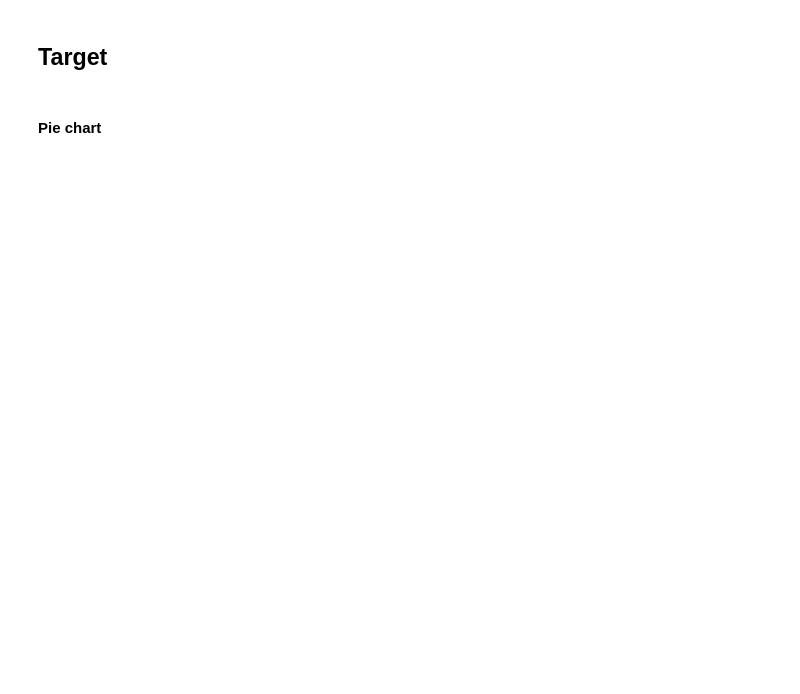
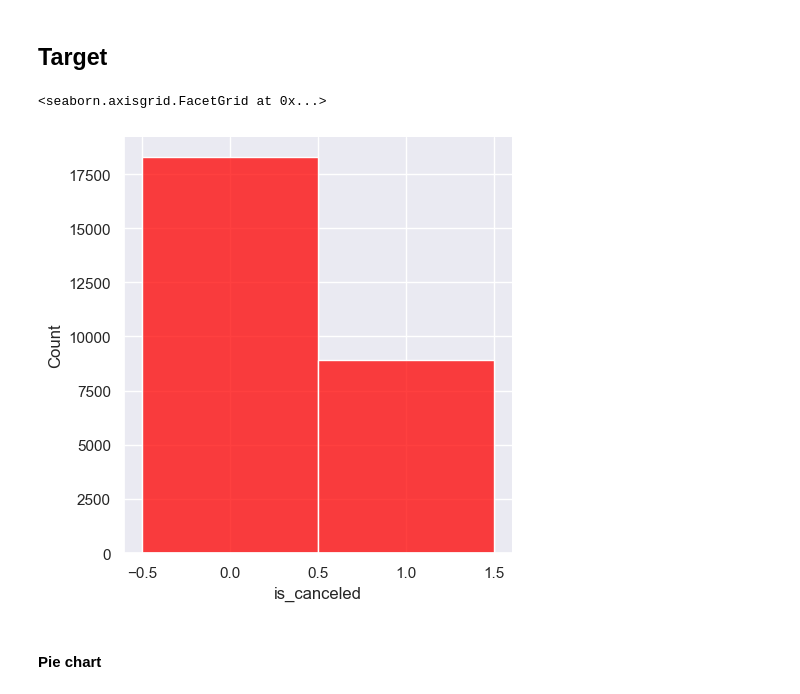
Before and after one commit to Noam-Diamant/Data-Mining, a Jupyter notebook: project.ipynb, the cells around one changed output. Drawn from its saved outputs; the diff is of its cells as text; code cells hidden in the pictures; blank space fills up the shorter version.

```diff
--- a/project.ipynb
+++ b/project.ipynb
@@ -148,0 +151,4 @@ memory usage: 3.9+ MB
+# %%
+target =pd.DataFrame(df['is_canceled'])
+#df = df.drop(['is_canceled'], axis=1) #to add date?
+df
@@ -390,7 +409,10 @@ ValueError: Could not interpret value `Sex` for parameter `x`
 # %% [markdown]
 ## Target
 # %%
-sns.displot(target, x='Survived', color='green', discrete=True)
+sns.displot(target, x='is_canceled', color='red', discrete=True)
+# %% [output]
+<seaborn.axisgrid.FacetGrid at 0x...>
+[figure, added]
 # %% [markdown]
 #### Pie chart
 # %%
```
Also changed, not shown: parts of 20 cells of this notebook.
